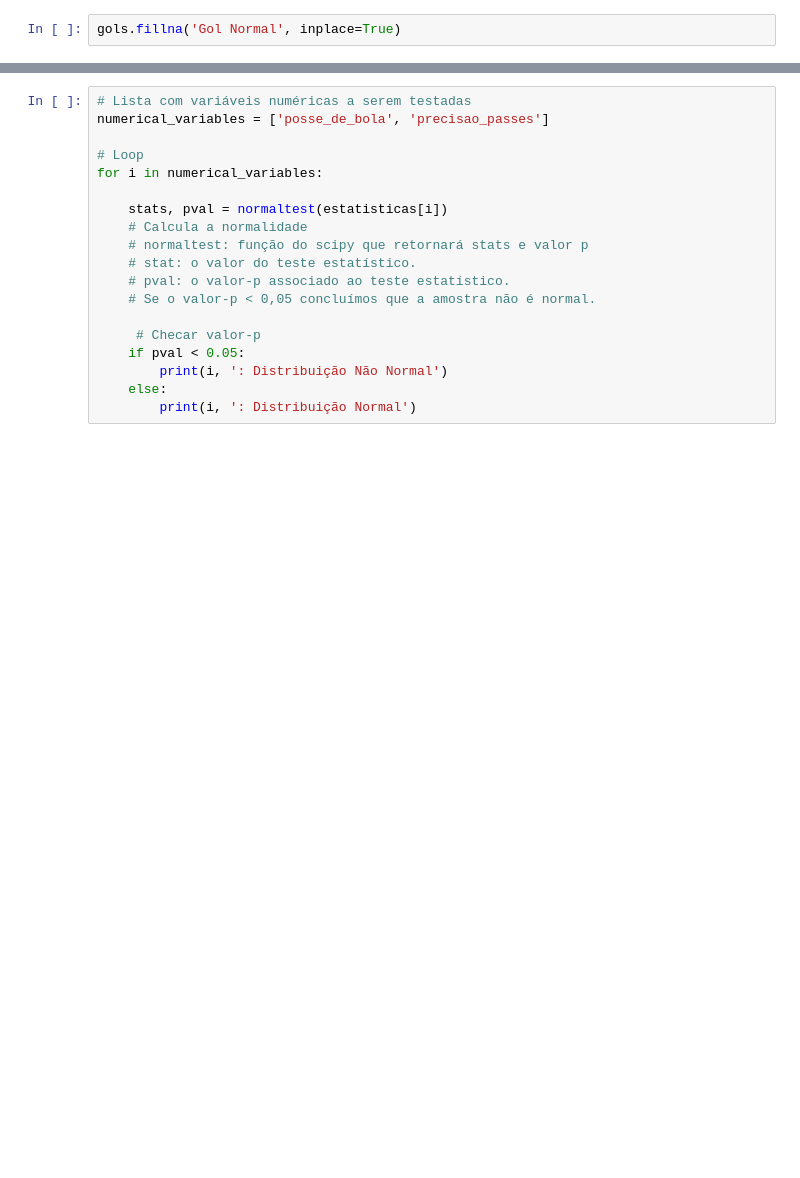
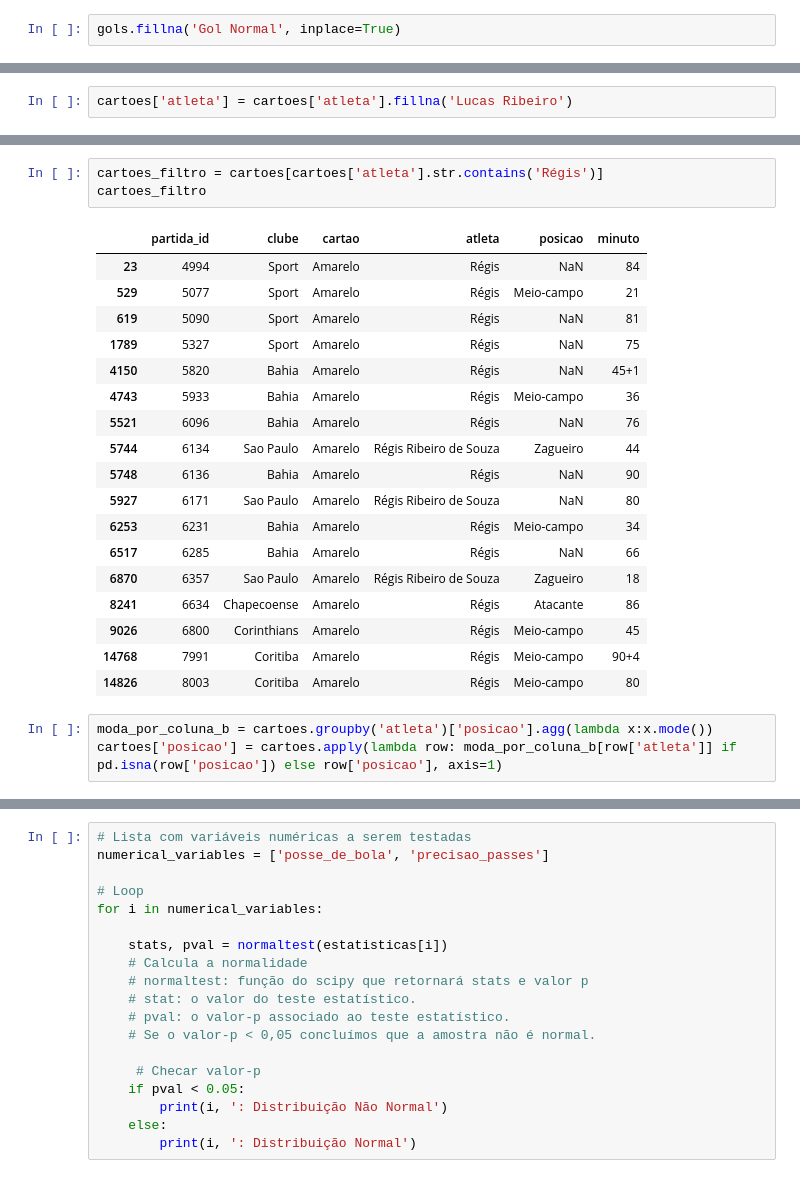
Before and after one commit to raulrosapacheco/BrasileiraoAnalise, a Jupyter notebook: AnaliseBrasileirao.ipynb, the cells around one changed output, grey strips where cells are left out. Saved outputs shown, nothing was run; the diff lists cells and outputs as text; blank space fills up the shorter version.

```diff
--- a/AnaliseBrasileirao.ipynb
+++ b/AnaliseBrasileirao.ipynb
@@ -148,0 +185,2 @@ dtype: int64
+# %%
+cartoes['atleta'] = cartoes['atleta'].fillna('Lucas Ribeiro')
@@ -148,0 +197,25 @@ dtype: int64
+# %%
+cartoes_filtro = cartoes[cartoes['atleta'].str.contains('Régis')]
+cartoes_filtro
+# %% [output]
+|  | partida_id | clube | cartao | atleta | posicao | minuto |
+| 23 | 4994 | Sport | Amarelo | Régis | NaN | 84 |
+| 529 | 5077 | Sport | Amarelo | Régis | Meio-campo | 21 |
+| 619 | 5090 | Sport | Amarelo | Régis | NaN | 81 |
+| 1789 | 5327 | Sport | Amarelo | Régis | NaN | 75 |
+| 4150 | 5820 | Bahia | Amarelo | Régis | NaN | 45+1 |
+| 4743 | 5933 | Bahia | Amarelo | Régis | Meio-campo | 36 |
+| 5521 | 6096 | Bahia | Amarelo | Régis | NaN | 76 |
+| 5744 | 6134 | Sao Paulo | Amarelo | Régis Ribeiro de Souza | Zagueiro | 44 |
+| 5748 | 6136 | Bahia | Amarelo | Régis | NaN | 90 |
+| 5927 | 6171 | Sao Paulo | Amarelo | Régis Ribeiro de Souza | NaN | 80 |
+| 6253 | 6231 | Bahia | Amarelo | Régis | Meio-campo | 34 |
+| 6517 | 6285 | Bahia | Amarelo | Régis | NaN | 66 |
+| 6870 | 6357 | Sao Paulo | Amarelo | Régis Ribeiro de Souza | Zagueiro | 18 |
+| 8241 | 6634 | Chapecoense | Amarelo | Régis | Atacante | 86 |
+| 9026 | 6800 | Corinthians | Amarelo | Régis | Meio-campo | 45 |
+| 14768 | 7991 | Coritiba | Amarelo | Régis | Meio-campo | 90+4 |
+| 14826 | 8003 | Coritiba | Amarelo | Régis | Meio-campo | 80 |
+# %%
+moda_por_coluna_b = cartoes.groupby('atleta')['posicao'].agg(lambda x:x.mode())
+cartoes['posicao'] = cartoes.apply(lambda row: moda_por_coluna_b[row['atleta']] if pd.isna(row['posicao']) else row['posicao'], axis=1)
```
Also changed, not shown: parts of 21 cells of this notebook.
